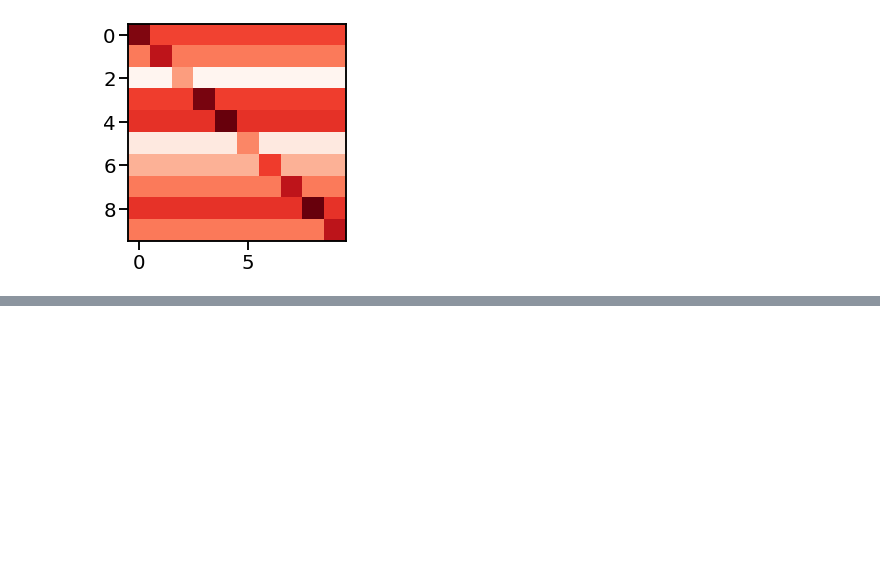
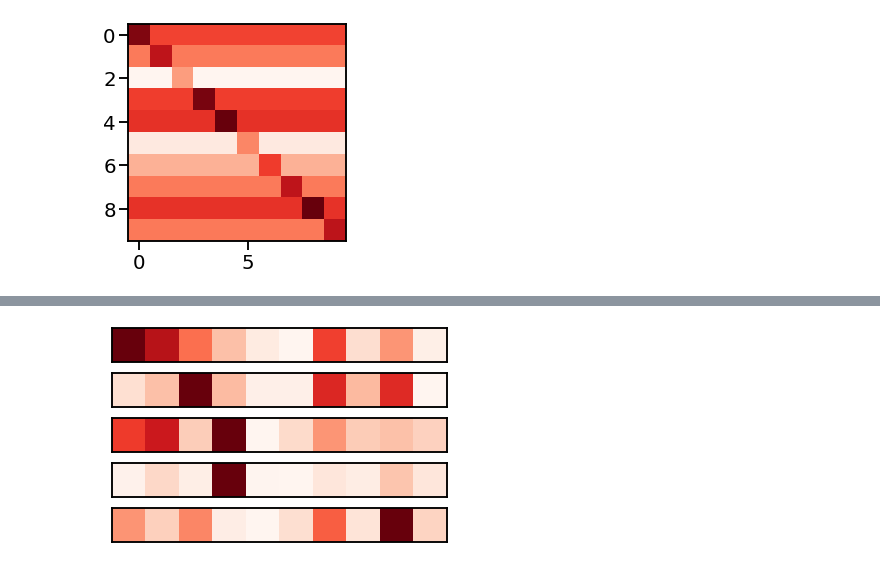
Before and after one commit to muhammadyaseen/vae-disentanglement, a Jupyter notebook: notebooks/PerturbationTesting.ipynb, the cells around one changed output, grey strips where cells are left out. Cells and saved outputs as stored; diff of their text form; code cells hidden in the pictures; blank space fills up the shorter version.

```diff
--- a/notebooks/PerturbationTesting.ipynb
+++ b/notebooks/PerturbationTesting.ipynb
@@ -188,0 +299,10 @@ plt.imshow(diffs[2][2].cpu().numpy().T, cmap='Reds')
+# %%
+fig, ax = plt.subplots(5,1)
+for i in range(5):
+    ax[i].imshow(feature_imps_cat[i].reshape(1,10), cmap='Reds')
+    ax[i].set_yticks([])
+    ax[i].set_yticklabels([])
+    ax[i].set_xticklabels([])
+    ax[i].set_xticks([])
+# %% [output]
+[figure, added]
```
Also changed, not shown: parts of 28 cells of this notebook, 7 other files.
